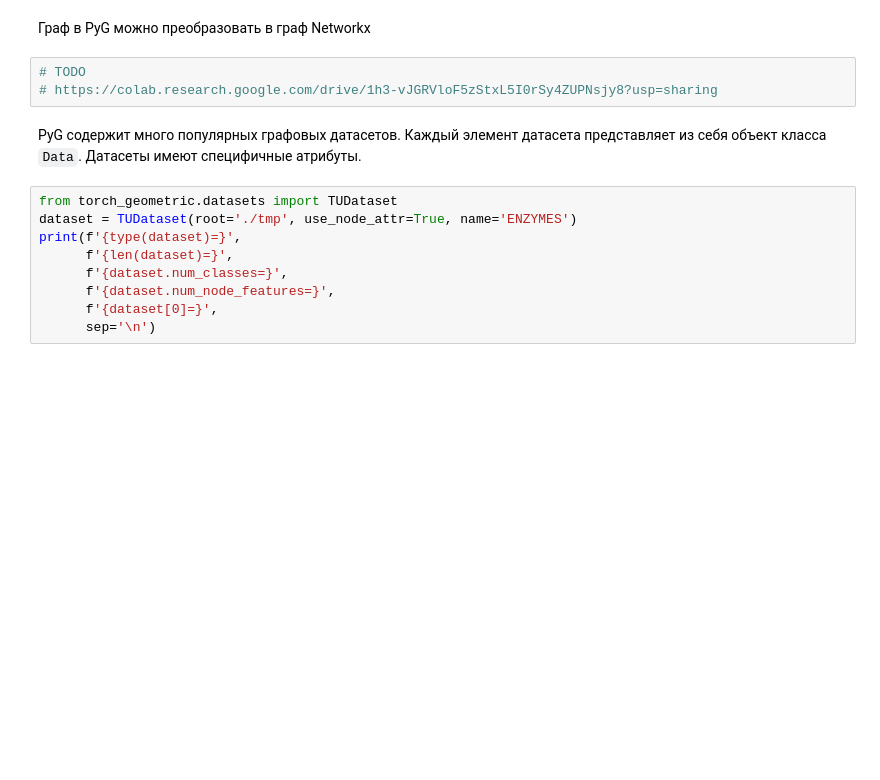
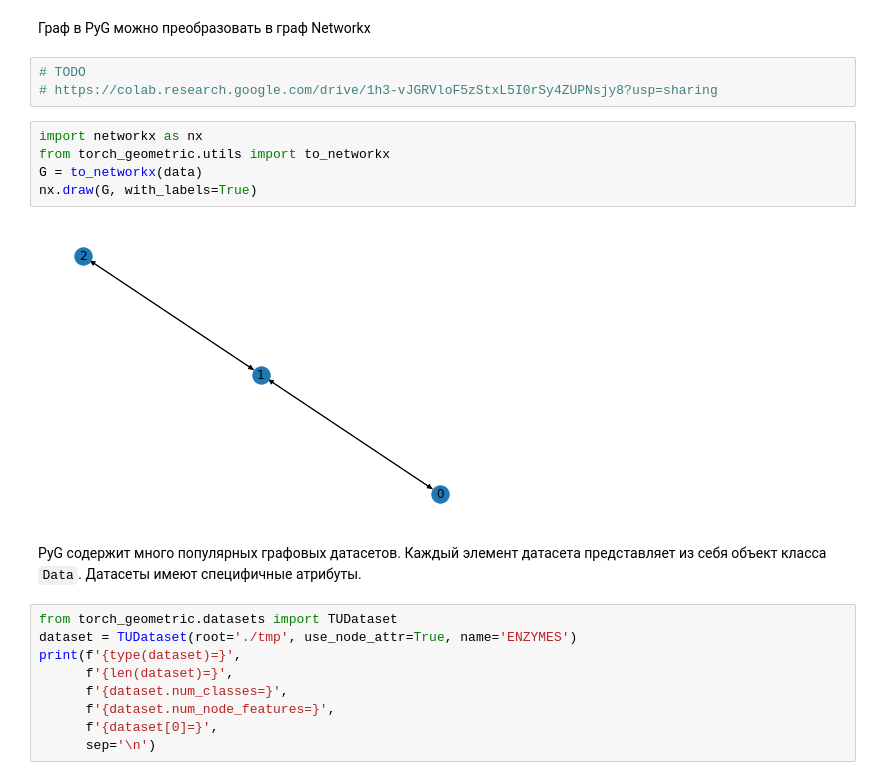
Before and after one commit to blokhinnv/gcn, a Jupyter notebook: pytorch-geometric/01_graphs_datasets_transforms.ipynb, the cells around one changed output. Drawn from its saved outputs; the diff is of its cells as text; blank space fills up the shorter version.

```diff
--- a/pytorch-geometric/01_graphs_datasets_transforms.ipynb
+++ b/pytorch-geometric/01_graphs_datasets_transforms.ipynb
@@ -58,6 +58,13 @@ key='edge_index' item=tensor([[0, 1, 1, 2],
 # %%
 # TODO
 # https://colab.research.google.com/drive/1h3-vJGRVloF5zStxL5I0rSy4ZUPNsjy8?usp=sharing
+# %%
+import networkx as nx
+from torch_geometric.utils import to_networkx
+G = to_networkx(data)
+nx.draw(G, with_labels=True)
+# %% [output]
+[figure, added]
 # %% [markdown]
 PyG содержит много популярных графовых датасетов. Каждый элемент датасета представляет из себя объект класса `Data`. Датасеты имеют специфичные атрибуты.
 # %%
```
Also changed, not shown: 2 other files.
